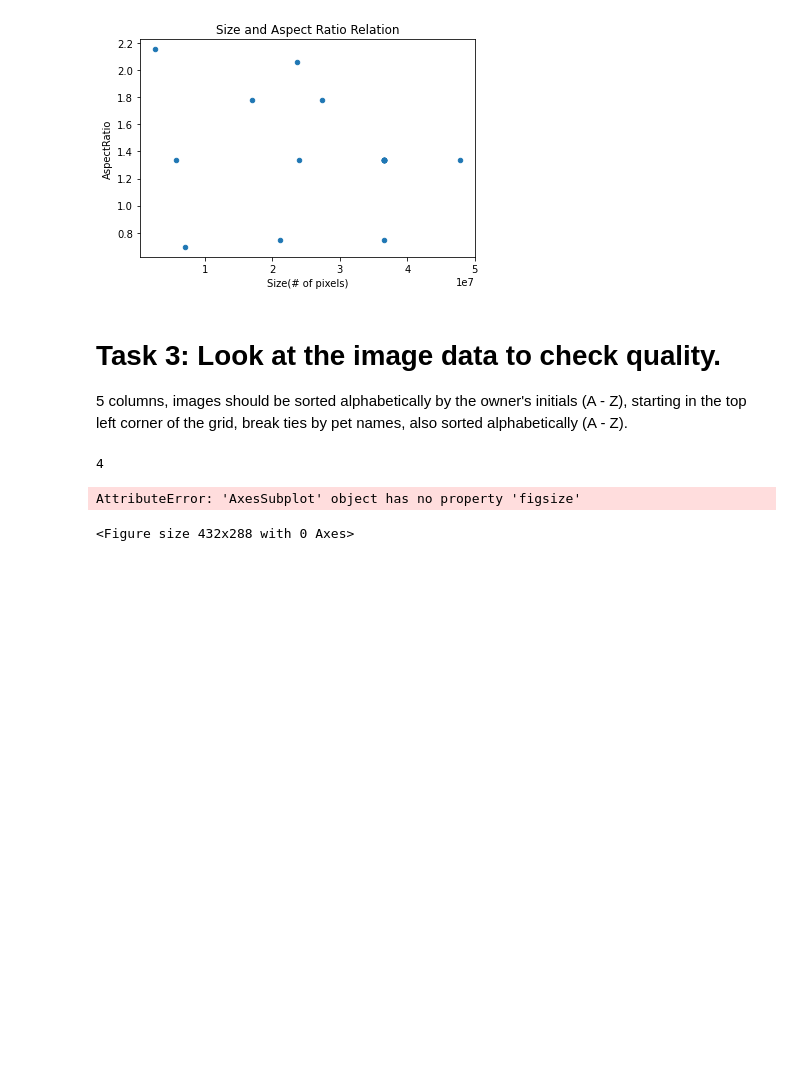
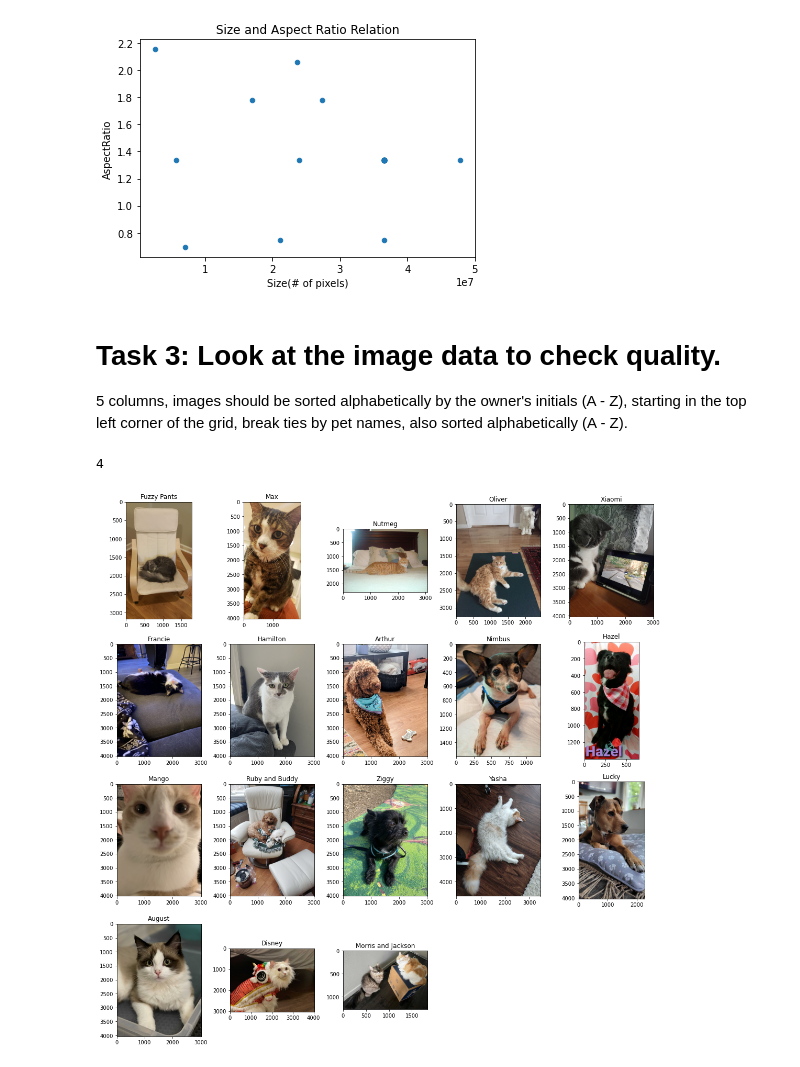
Before and after one commit to shaojus/masilab_warmup_justin, a Jupyter notebook: pet_picture_QA.ipynb, the cells around one changed output. Cells and saved outputs as stored; diff of their text form; code cells hidden in the pictures; blank space fills up the shorter version.

```diff
--- a/pet_picture_QA.ipynb
+++ b/pet_picture_QA.ipynb
@@ -85,16 +85,15 @@ rows
 4
 # %%
 num = 1
-fig=plt.figure()
+fig=plt.figure(figsize=(15, 15))
 for i, r in df.sort_values(["OwnerInitials", "PetName"]).iterrows():
     img = cv2.imread(data_dir + "/" + r["Name"])
     img = cv2.cvtColor(img, cv2.COLOR_BGR2RGB)
     plt.subplot(rows,columns,num)
     plt.imshow(img)
     plt.title(r["PetName"])
     num += 1
 fig.tight_layout()
 plt.show()
 # %% [output]
-AttributeError: 'AxesSubplot' object has no property 'figsize'
-<Figure size 432x288 with 0 Axes>
+[figure, added]
```
